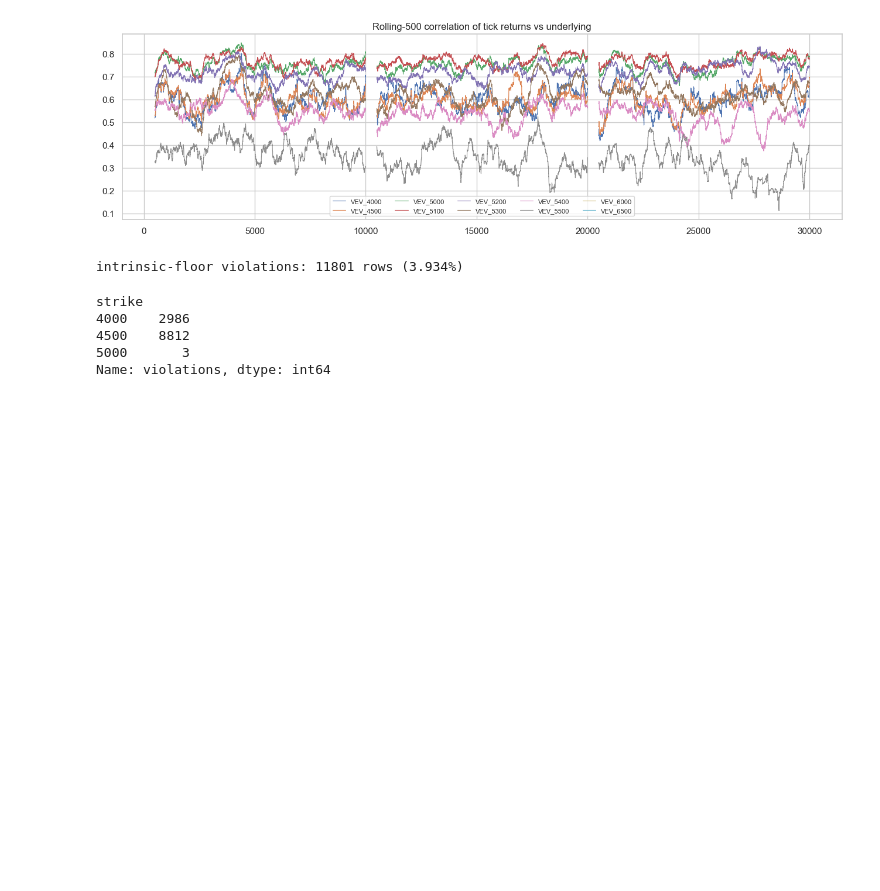
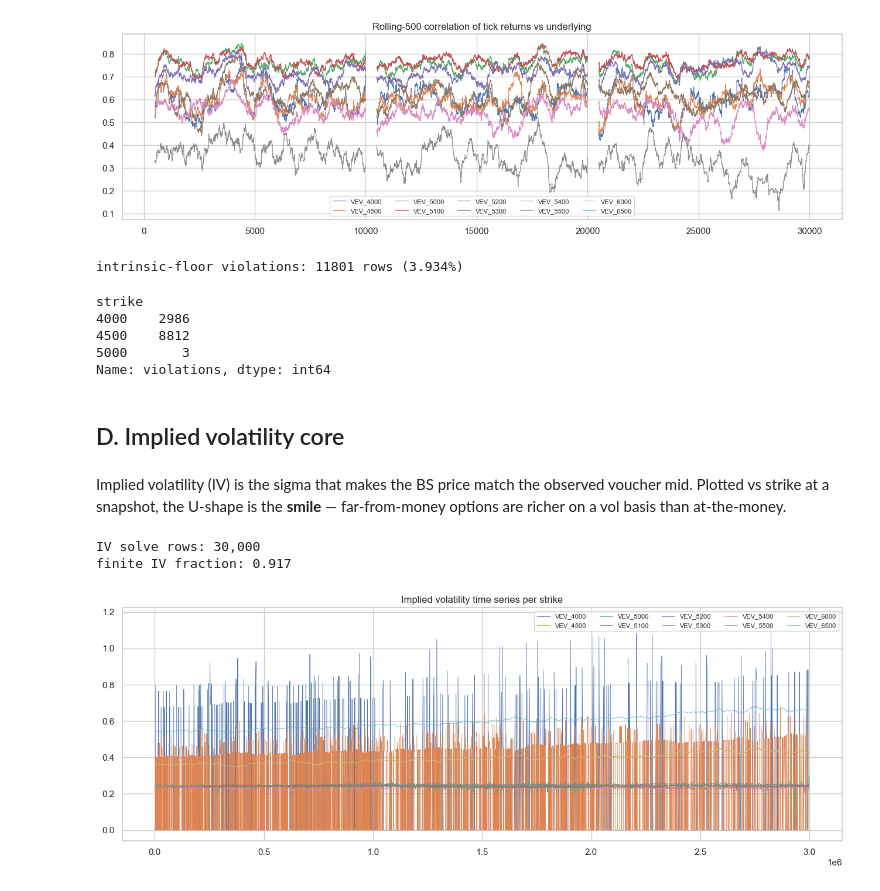
Before and after one commit to Sophbx/imc_prosperity4, a Jupyter notebook: Round3/Analysis/analysis_options.ipynb, the cells around one changed output. Cells and saved outputs as stored; diff of their text form; code cells hidden in the pictures; blank space fills up the shorter version.

```diff
--- a/Round3/Analysis/analysis_options.ipynb
+++ b/Round3/Analysis/analysis_options.ipynb
@@ -207,3 +207,42 @@ strike
 4500    8812
 5000       3
 Name: violations, dtype: int64
+# %% [markdown]
+## D. Implied volatility core
+# %% [markdown]
+Implied volatility (IV) is the sigma that makes the BS price match the
+observed voucher mid. Plotted vs strike at a snapshot, the U-shape is the
+**smile** — far-from-money options are richer on a vol basis than at-the-money.
+# %%
+# Downsample for IV solves. Keep a copy of raw 'v' for plots that don't need IV.
+iv_rows = v.iloc[::IV_DOWNSAMPLE].copy().reset_index(drop=True)
+print(f"IV solve rows: {len(iv_rows):,}")
+
+def _iv(row):
+    return helpers.implied_vol_call(
+        price=float(row["mid_price"]),
+        S=float(row["underlying_mid"]),
+        K=float(row["strike"]),
+        T=float(row["tte_years"]),
+    )
+
+iv_rows["iv"] = iv_rows.apply(_iv, axis=1)
+finite = iv_rows["iv"].notna().mean()
+print(f"finite IV fraction: {finite:.3f}")
+# %% [output]
+IV solve rows: 30,000
+finite IV fraction: 0.917
+# %%
+fig, ax = plt.subplots(figsize=(13, 5))
+for K in STRIKES:
+    s = iv_rows[iv_rows["strike"] == K].sort_values(["day", "timestamp"])
+    if s["iv"].notna().sum() == 0:
+        continue
+    x = s["timestamp"].to_numpy() + s["day"].to_numpy() * helpers.TIMESTAMPS_PER_DAY
+    ax.plot(x, s["iv"].to_numpy(), label=f"VEV_{K}", lw=0.6)
+ax.set_title("Implied volatility time series per strike")
+ax.legend(ncol=5, fontsize=8, loc="upper right")
+plt.tight_layout()
+plt.show()
+# %% [output]
+[figure, added]
```
Also changed, not shown: parts of 5 cells of this notebook, 3 other files.
